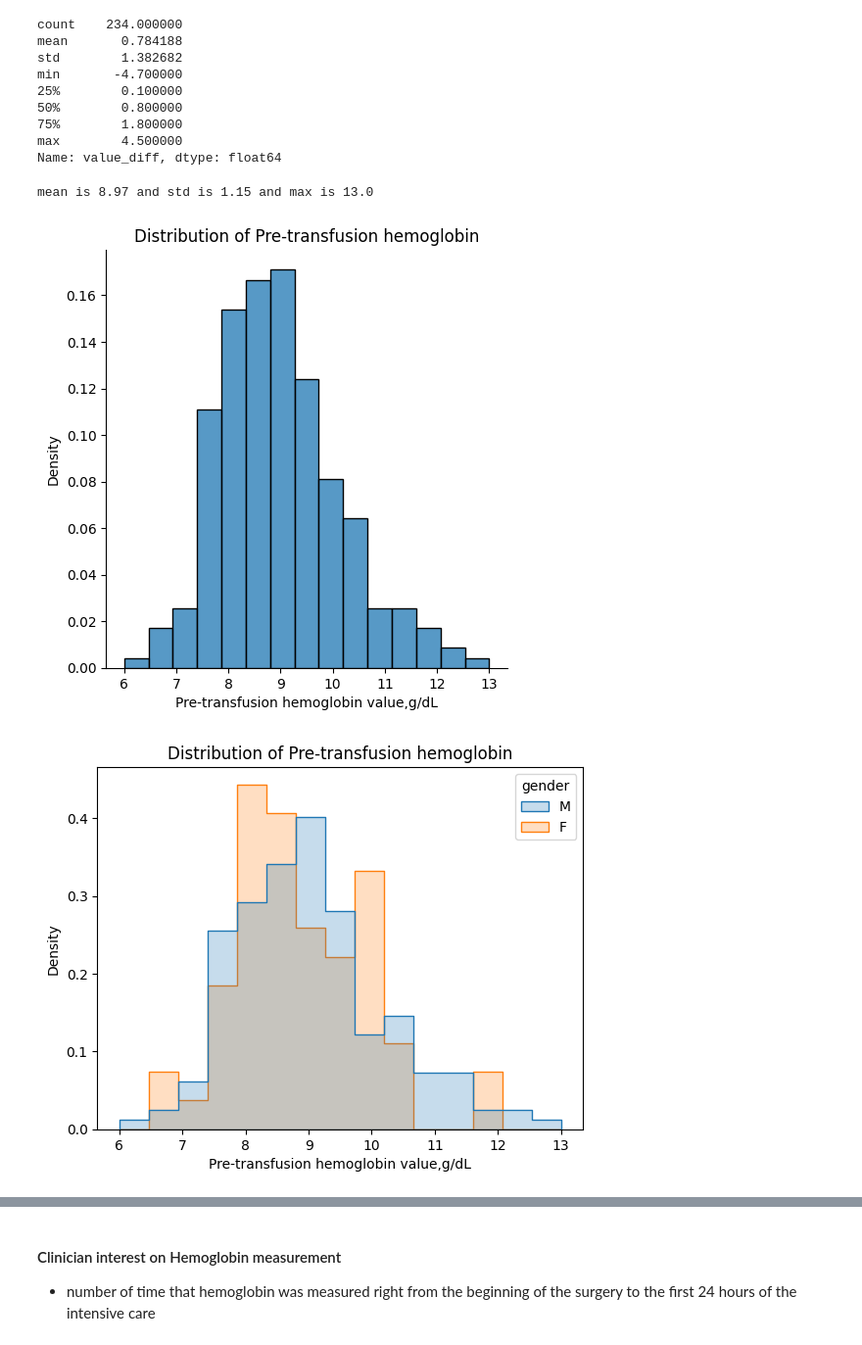
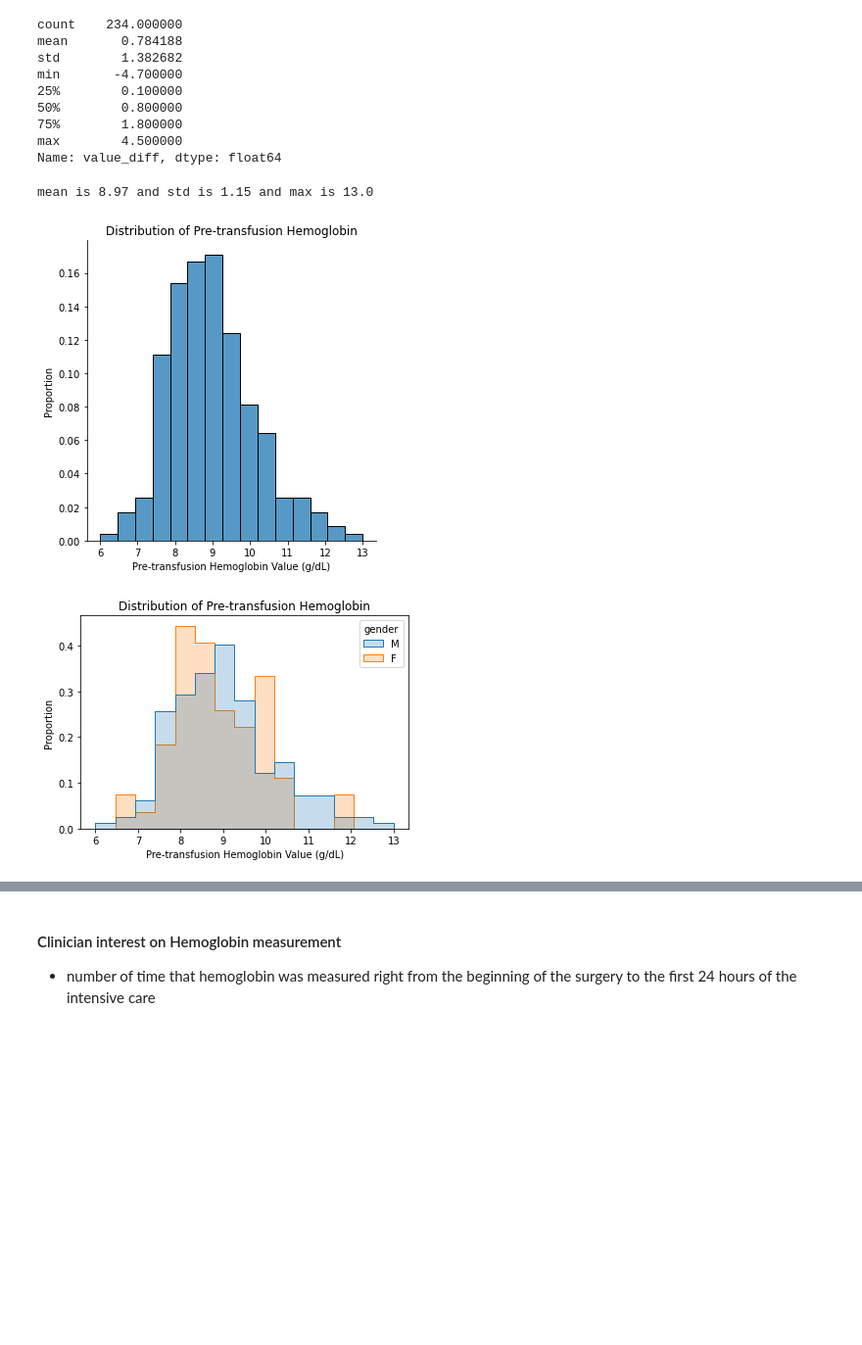
Before and after one commit to lily214754/MIMIC, a Jupyter notebook: EDA/MIMIC_EDA(only fbt).ipynb, the cells around one changed output, grey strips where cells are left out. Shown at 98% size. Drawn from its saved outputs; the diff is of its cells as text; code cells hidden in the pictures; blank space fills up the shorter version.

Commit message:
Updated figure label name

```diff
--- a/EDA/MIMIC_EDA(only fbt).ipynb
+++ b/EDA/MIMIC_EDA(only fbt).ipynb
@@ -301,58 +301,58 @@ def get_hemoglobin_distribution(hemoglobin,name):
 
 
     #plt.legend(prop={'size': 12})
-    plt.title('Distribution of Pre-transfusion hemoglobin')
-    plt.xlabel('Pre-transfusion hemoglobin value,g/dL')
-    plt.ylabel('Density')
+    plt.title('Distribution of Pre-transfusion Hemoglobin')
+    plt.xlabel('Pre-transfusion Hemoglobin Value (g/dL)')
+    plt.ylabel('Proportion')
 #     plt.savefig(f'labevent_plots/{name}_Distribution_of_Pre-transfusion_hemoglobin.png')
     plt.show()
 
     sns.histplot(hemoglobin, x="pre_transfusion", hue="gender", element="step",
     stat="density", common_norm=False,)
 
-    plt.title('Distribution of Pre-transfusion hemoglobin')
-    plt.xlabel('Pre-transfusion hemoglobin value,g/dL')
-    plt.ylabel('Density')
+    plt.title('Distribution of Pre-transfusion Hemoglobin')
+    plt.xlabel('Pre-transfusion Hemoglobin Value (g/dL)')
+    plt.ylabel('Proportion')
 
 #     plt.savefig(f'labevent_plots/{name}_Distribution_of_Post-transfusion_hemoglobin_gender.png')
     plt.show()
 
 
     sns.histplot(hemoglobin, x="post_transfusion", hue="gender", element="step",
     stat="density", common_norm=False,)
     #plt.legend(prop={'size': 12})
-    plt.title('Distribution of Post-transfusion hemoglobin')
-    plt.xlabel('Post-transfusion hemoglobin value,g/dL')
-    plt.ylabel('Density')
+    plt.title('Distribution of Post-transfusion Hemoglobin')
+    plt.xlabel('Post-transfusion Hemoglobin Value (g/dL)')
+    plt.ylabel('Proportion')
 #     plt.savefig(f'labevent_plots/{name}_Distribution_of_Post-transfusion_hemoglobin_gender.png')
     plt.show()
 
 
 
     sns.displot(data=hemoglobin, x="value_diff", stat="density")
 #     plt.hist(hemoglobin.value_diff,alpha=0.8, weights=np.ones_like(hemoglobin.value_diff) / len(hemoglobin.value_diff))
 
 
     #plt.legend(prop={'size': 12})
-    plt.title('Distribution of difference between \n Post-transfusion hemoglobin and Pre-transfusion hemoglobin')
-    plt.xlabel('Difference in Hemoglobin value,g/dL')
-    plt.ylabel('Density')
+    plt.title('Distribution of Difference between \n Post-transfusion Hemoglobin and Pre-transfusion Hemoglobin')
+    plt.xlabel('Difference in Hemoglobin Value (g/dL)')
+    plt.ylabel('Proportion')
 #     plt.savefig(f'labevent_plots/{name}_Distribution_of_value_diff_hemoglobin.png')
     plt.show()
 
 
     sns.histplot(hemoglobin, x="value_diff", hue="gender", element="step",
     stat="density", common_norm=False,)
 
 
-    plt.title('Distribution of difference between \n Post-transfusion hemoglobin and Pre-transfusion hemoglobin')
-    plt.xlabel('Difference in Hemoglobin value,g/dL')
-    plt.ylabel('Density')
+    plt.title('Distribution of Difference between \n Post-transfusion Hemoglobin and Pre-transfusion Hemoglobin')
+    plt.xlabel('Difference in Hemoglobin Value (g/dL)')
+    plt.ylabel('Proportion')
 #     plt.savefig(f'labevent_plots/{name}_Distribution_of_value_diff_hemoglobin_gender.png')
     plt.show()
 
 get_hemoglobin_distribution(hemoglobin,'MIMIC')
 # %% [output]
 mean is 8.97 and std is 1.15 and max is 13.0
-[figure, old version]
+[figure, new version]
-[figure, old version]
+[figure, new version]
```
Also changed, not shown: parts of 33 cells of this notebook, 24 other files.
